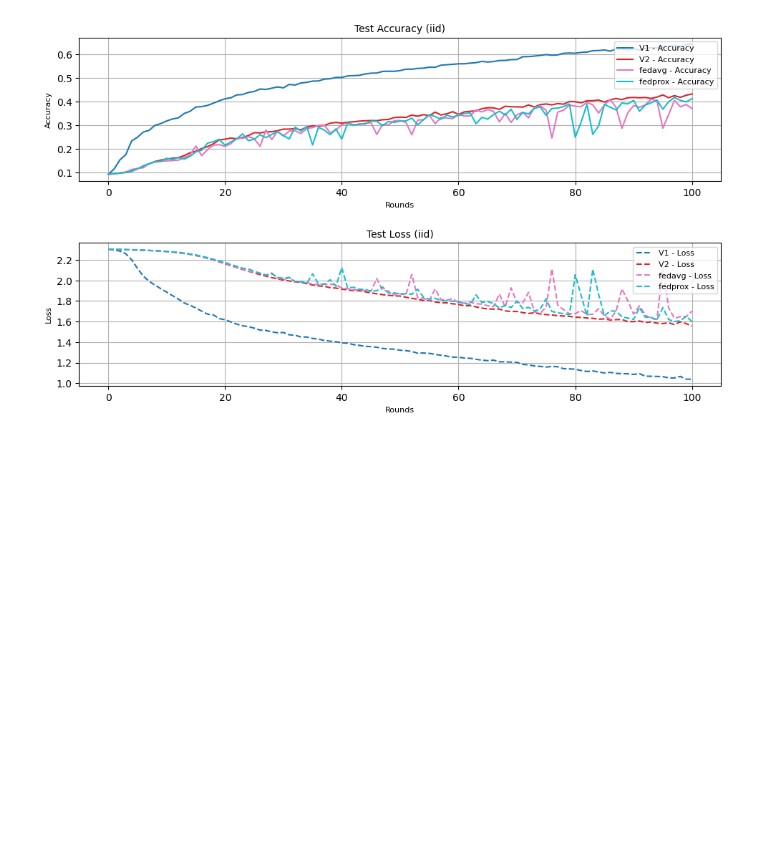
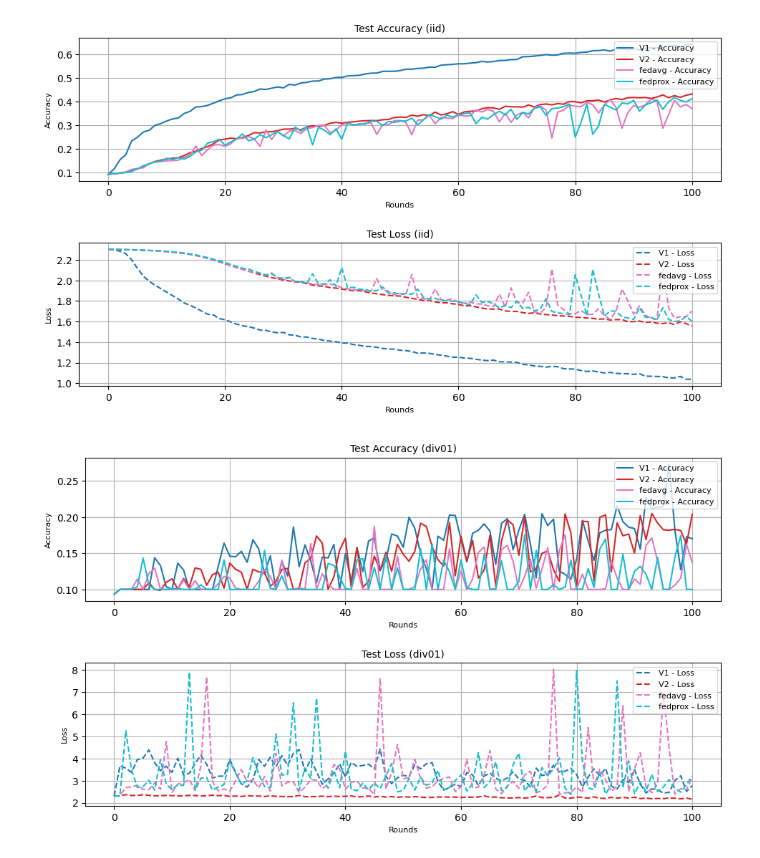
Before and after one commit to hitmgr/mylab, a Jupyter notebook: c-program/experiments/graph.ipynb, the cells around one changed output. Saved outputs shown, nothing was run; the diff lists cells and outputs as text; code cells hidden in the pictures; blank space fills up the shorter version.

```diff
--- a/c-program/experiments/graph.ipynb
+++ b/c-program/experiments/graph.ipynb
@@ -14,12 +92,12 @@ task_prefix = '/home/mgr/sss/easyFL-FLGo/c-program/tasks/9.22(0.9)'
 
 partitions = [
     'iid',
-    # 'div01',
-    # 'div05',
-    # 'div09',
-    # 'dir01',
-    # 'dir10',
-    # 'dir50'
+    'div01',
+    'div05',
+    'div09',
+    'dir01',
+    'dir10',
+    'dir50'
 ]
 algor_list = [
     'V1',
@@ -43,30 +121,31 @@ def plot_performance(records, partition):
 
     for i, record in enumerate(records):
         rounds = record.log['communication_round']
         accuracy = record.log['test_accuracy']
         loss = record.log['test_loss']
 
         # Plot accuracy
         ax1.plot(rounds, accuracy, color=colors[i], label=f'{labels[i]} - Accuracy')
 
         # Plot loss
         ax2.plot(rounds, loss, color=colors[i], linestyle='--', label=f'{labels[i]} - Loss')
 
     ax1.set_title(f'Test Accuracy ({partition})', fontsize=10)  # 减小标题字体大小
     ax1.set_xlabel('Rounds', fontsize=8)  # 减小轴标签字体大小
     ax1.set_ylabel('Accuracy', fontsize=8)
     ax1.legend(fontsize=8, loc='upper right')  # 调整图例位置和字体大小
 
     ax2.set_title(f'Test Loss ({partition})', fontsize=10)
     ax2.set_xlabel('Rounds', fontsize=8)
     ax2.set_ylabel('Loss', fontsize=8)
     ax2.legend(fontsize=8, loc='upper right')
 
     plt.tight_layout(pad=2.0)  # 调整子图之间的间距
     plt.show()
 
 # 为每个划分方式绘制图表
 for partition, records in all_records.items():
     plot_performance(records, partition)
 # %% [output]
 [figure]
+[figure, added]
```
Also changed, not shown: parts of 3 cells of this notebook, 5 other files.
